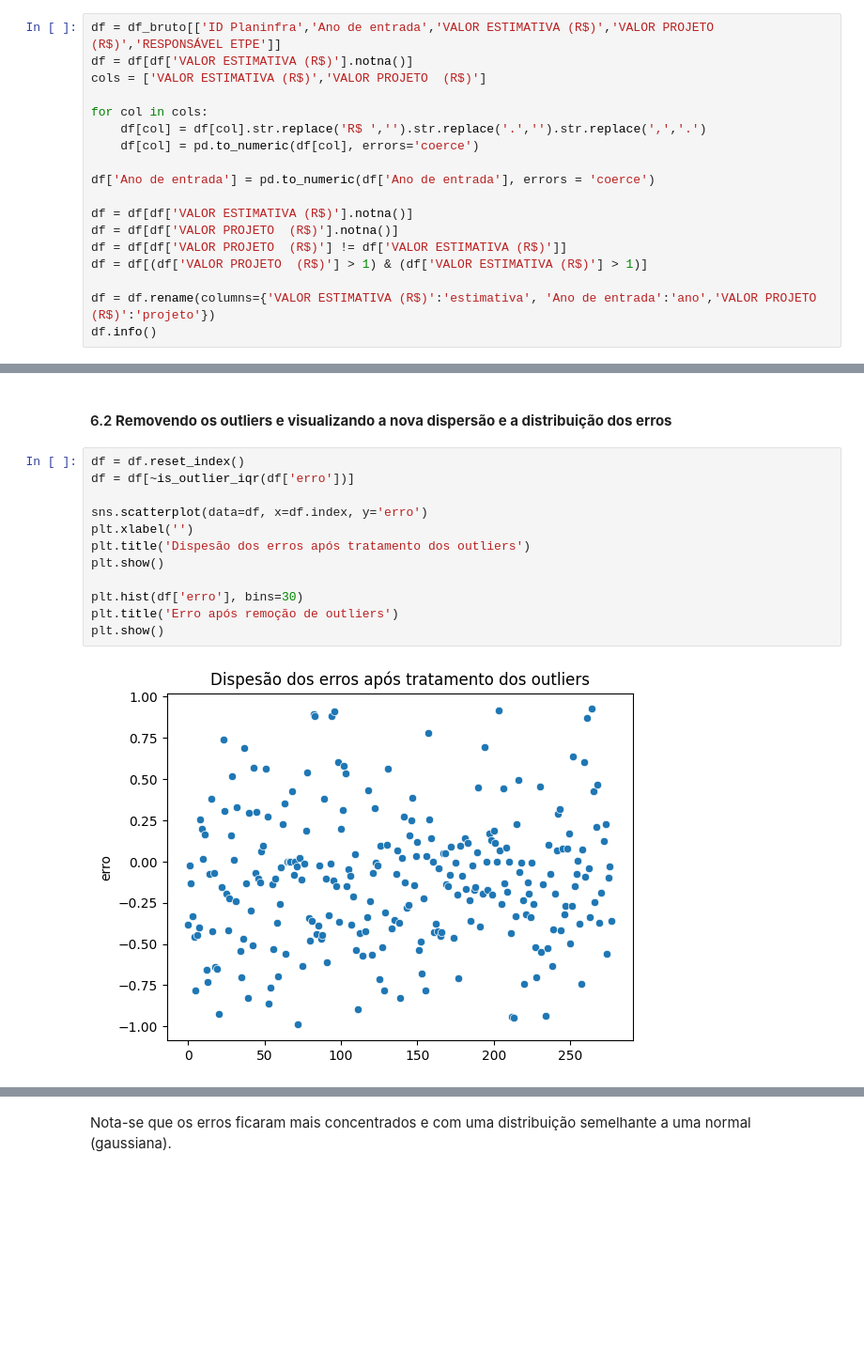
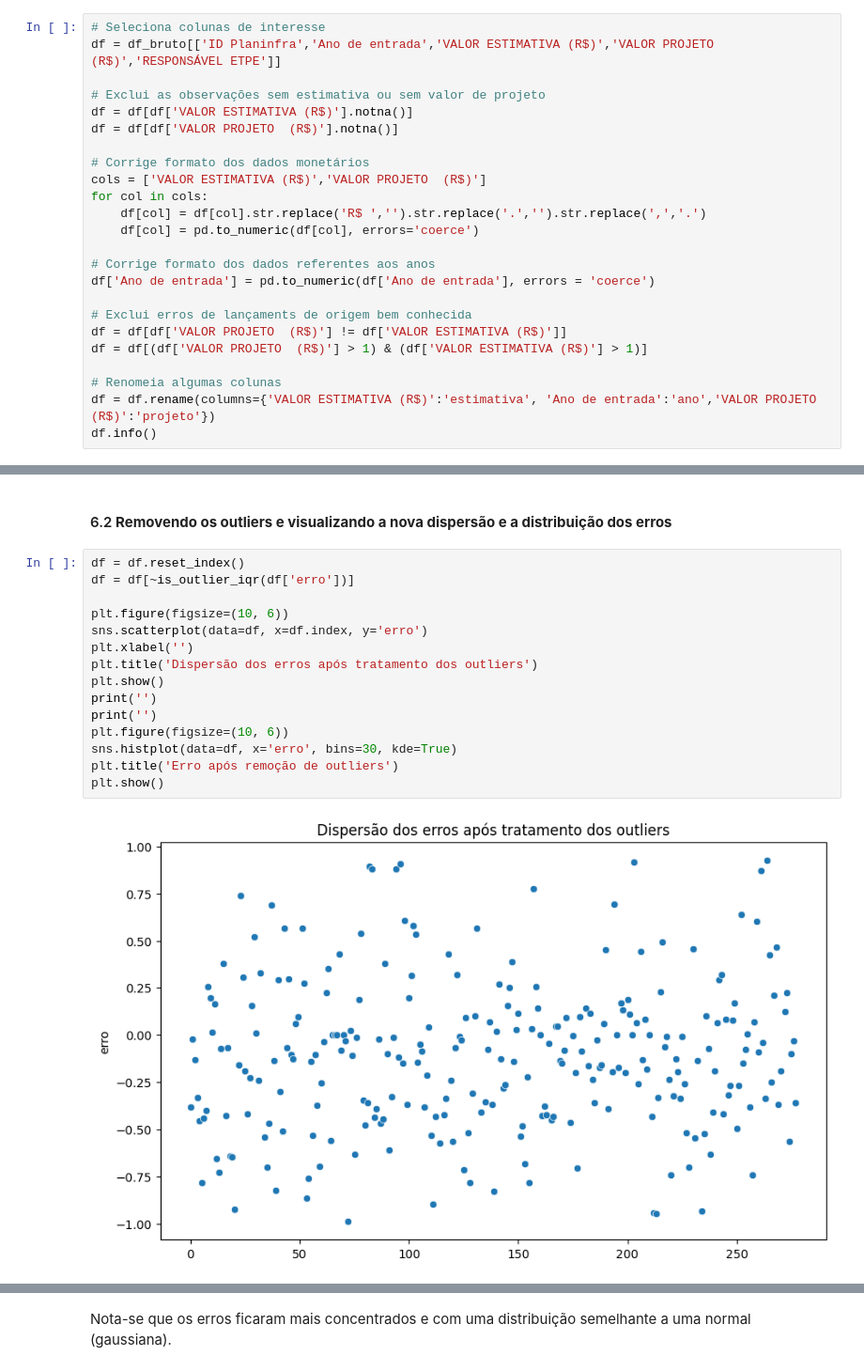
Before and after one commit to labrego-scp/portfolio, a Jupyter notebook: ecp_analysis.ipynb, the cells around one changed output, grey strips where cells are left out. Shown: that part at 94% size. Cells and saved outputs as stored; diff of their text form; blank space fills up the shorter version.

```diff
--- a/ecp_analysis.ipynb
+++ b/ecp_analysis.ipynb
@@ -32,21 +33,27 @@ Neste item são realizados:
 - a remoção de `NaN`, e
 - os ajustes de formato para análise posterior.
 # %%
+# Seleciona colunas de interesse
 df = df_bruto[['ID Planinfra','Ano de entrada','VALOR ESTIMATIVA (R$)','VALOR PROJETO  (R$)','RESPONSÁVEL ETPE']]
+
+# Exclui as observações sem estimativa ou sem valor de projeto
 df = df[df['VALOR ESTIMATIVA (R$)'].notna()]
+df = df[df['VALOR PROJETO  (R$)'].notna()]
+
+# Corrige formato dos dados monetários
 cols = ['VALOR ESTIMATIVA (R$)','VALOR PROJETO  (R$)']
-
 for col in cols:
     df[col] = df[col].str.replace('R$ ','').str.replace('.','').str.replace(',','.')
     df[col] = pd.to_numeric(df[col], errors='coerce')
 
+# Corrige formato dos dados referentes aos anos
 df['Ano de entrada'] = pd.to_numeric(df['Ano de entrada'], errors = 'coerce')
 
-df = df[df['VALOR ESTIMATIVA (R$)'].notna()]
-df = df[df['VALOR PROJETO  (R$)'].notna()]
+# Exclui erros de lançaments de origem bem conhecida
 df = df[df['VALOR PROJETO  (R$)'] != df['VALOR ESTIMATIVA (R$)']]
 df = df[(df['VALOR PROJETO  (R$)'] > 1) & (df['VALOR ESTIMATIVA (R$)'] > 1)]
 
+# Renomeia algumas colunas
 df = df.rename(columns={'VALOR ESTIMATIVA (R$)':'estimativa', 'Ano de entrada':'ano','VALOR PROJETO  (R$)':'projeto'})
 df.info()
 # %% [output]
@@ -145,14 +158,17 @@ Como os valores tidos como outliers usando o método IQR são inferiores a 5% da
 # %%
 df = df.reset_index()
 df = df[~is_outlier_iqr(df['erro'])]
 
+plt.figure(figsize=(10, 6))
 sns.scatterplot(data=df, x=df.index, y='erro')
 plt.xlabel('')
-plt.title('Dispesão dos erros após tratamento dos outliers')
+plt.title('Dispersão dos erros após tratamento dos outliers')
 plt.show()
-
-plt.hist(df['erro'], bins=30)
+print('')
+print('')
+plt.figure(figsize=(10, 6))
+sns.histplot(data=df, x='erro', bins=30, kde=True)
 plt.title('Erro após remoção de outliers')
 plt.show()
 # %% [output]
-[figure, old version]
+[figure, new version]
```
Also changed, not shown: parts of 21 cells of this notebook.
